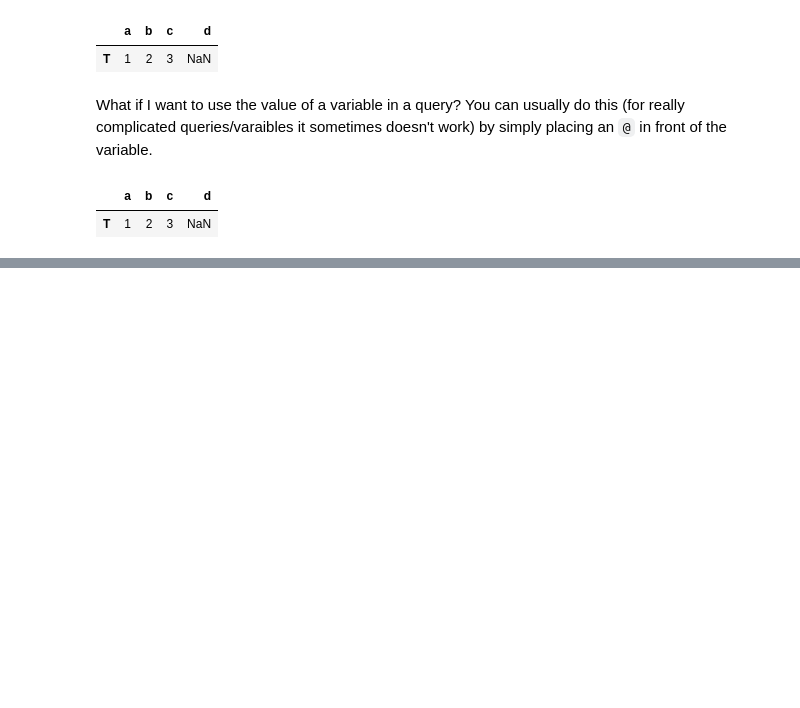
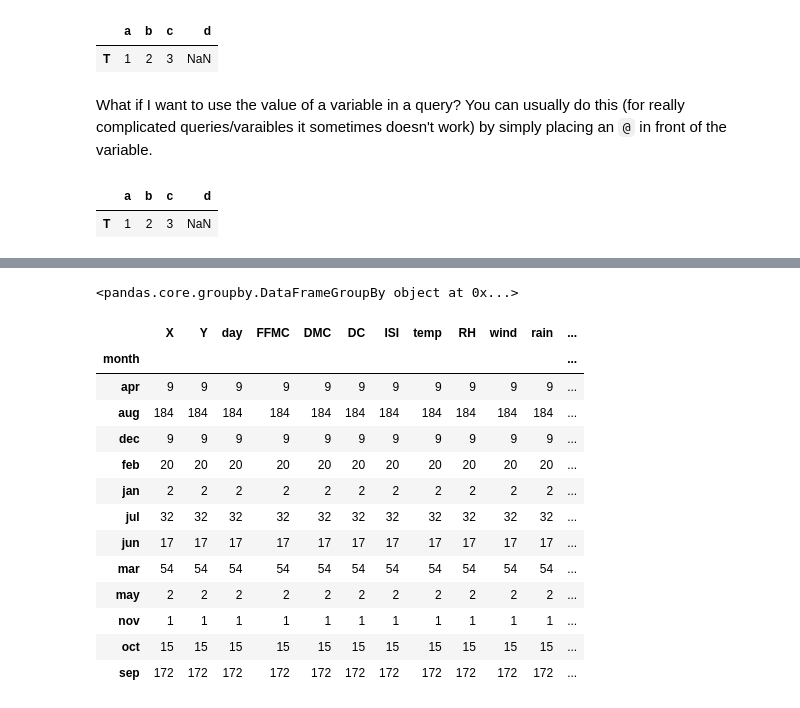
Before and after one commit to GalvanizeOpenSource/python-resources, a Jupyter notebook: pd_sklearn_ds.ipynb, the cells around one changed output, grey strips where cells are left out. Saved outputs shown, nothing was run; the diff lists cells and outputs as text; code cells hidden in the pictures; blank space fills up the shorter version.

```diff
--- a/pd_sklearn_ds.ipynb
+++ b/pd_sklearn_ds.ipynb
@@ -252,0 +283,29 @@ df.query('c == @c and b == @b and a == @a')
+# %%
+# Let's group the data by month. Note that it gives me back a groupby object until
+# I do something with it.
+df.groupby('month')
+# %% [output]
+<pandas.core.groupby.DataFrameGroupBy object at 0x...>
+# %%
+# Note that we can store the results of a groupby to then perform all kinds of operations on
+# it (this is actually the preferred method if we're going to perform more than one calculation
+# on it). We have tons of operations we can perform on it.
+groupby_obj = df.groupby('month')
+groupby_obj.mean()
+groupby_obj.max()
+groupby_obj.count()
+# %% [output]
+|  | X | Y | day | FFMC | DMC | DC | ISI | temp | RH | wind | rain | ... |
+| month |  |  |  |  |  |  |  |  |  |  |  | ... |
+| apr | 9 | 9 | 9 | 9 | 9 | 9 | 9 | 9 | 9 | 9 | 9 | ... |
+| aug | 184 | 184 | 184 | 184 | 184 | 184 | 184 | 184 | 184 | 184 | 184 | ... |
+| dec | 9 | 9 | 9 | 9 | 9 | 9 | 9 | 9 | 9 | 9 | 9 | ... |
+| feb | 20 | 20 | 20 | 20 | 20 | 20 | 20 | 20 | 20 | 20 | 20 | ... |
+| jan | 2 | 2 | 2 | 2 | 2 | 2 | 2 | 2 | 2 | 2 | 2 | ... |
+| jul | 32 | 32 | 32 | 32 | 32 | 32 | 32 | 32 | 32 | 32 | 32 | ... |
+| jun | 17 | 17 | 17 | 17 | 17 | 17 | 17 | 17 | 17 | 17 | 17 | ... |
+| mar | 54 | 54 | 54 | 54 | 54 | 54 | 54 | 54 | 54 | 54 | 54 | ... |
+| may | 2 | 2 | 2 | 2 | 2 | 2 | 2 | 2 | 2 | 2 | 2 | ... |
+| nov | 1 | 1 | 1 | 1 | 1 | 1 | 1 | 1 | 1 | 1 | 1 | ... |
+| oct | 15 | 15 | 15 | 15 | 15 | 15 | 15 | 15 | 15 | 15 | 15 | ... |
+| sep | 172 | 172 | 172 | 172 | 172 | 172 | 172 | 172 | 172 | 172 | 172 | ... |
```
Also changed, not shown: parts of 21 cells of this notebook.
